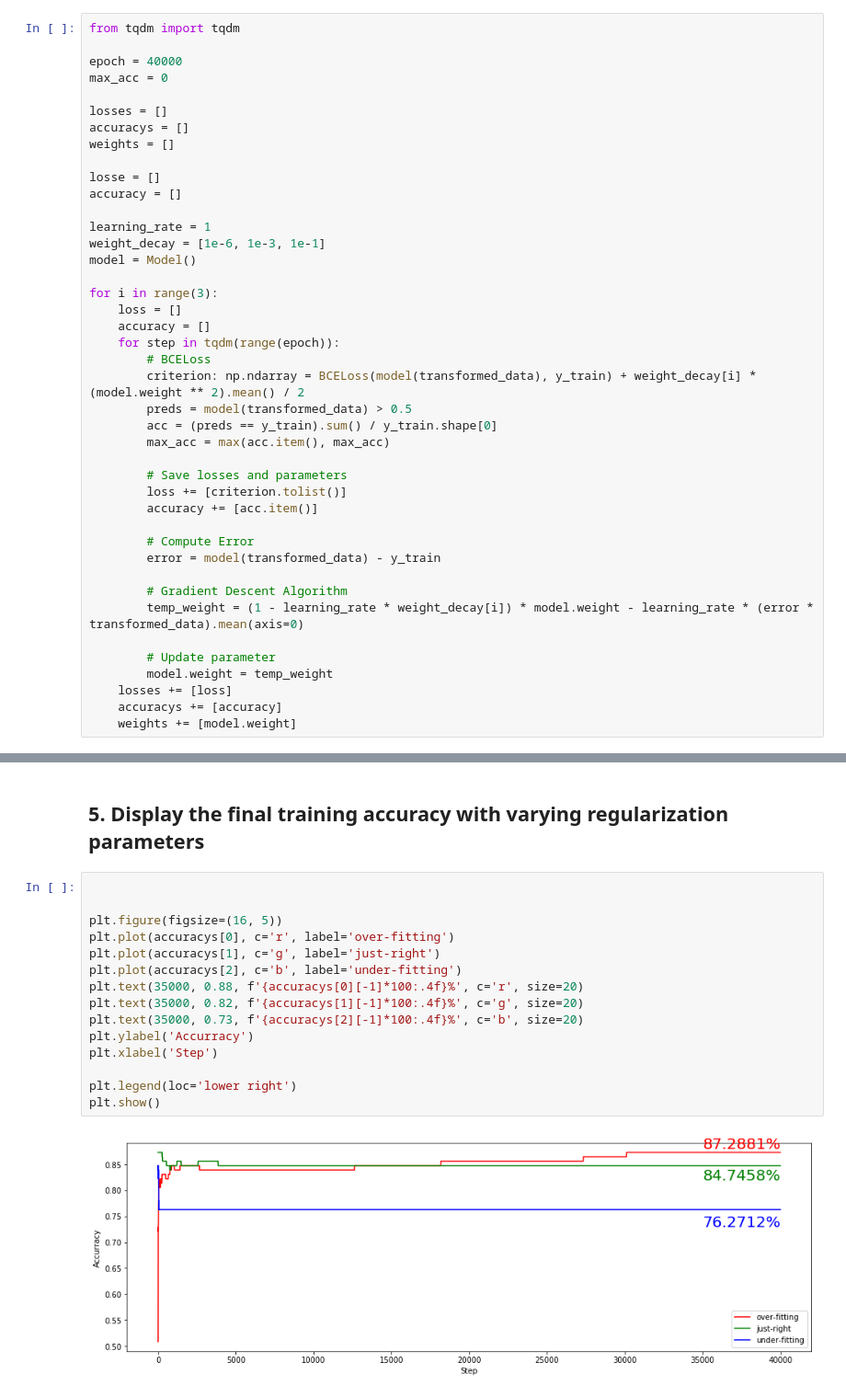
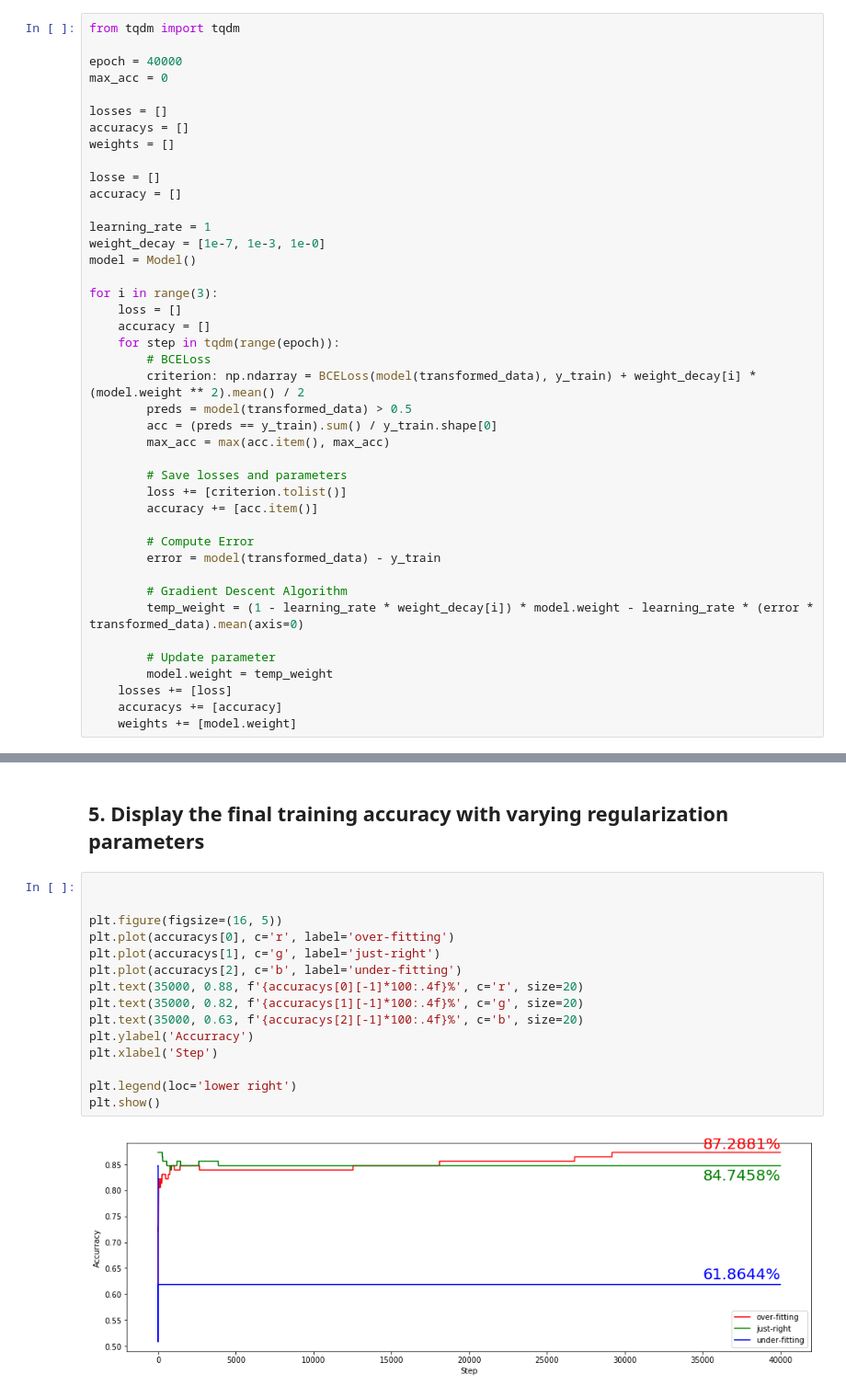
Before and after one commit to wonbeomjang/CAU54161-Machine-learning-class, a Jupyter notebook: Assignment_07/Assignment_07.ipynb, the cells around one changed output, grey strips where cells are left out. Shown: that part at 92% size. Cells and saved outputs as stored; diff of their text form.

```diff
--- a/Assignment_07/Assignment_07.ipynb
+++ b/Assignment_07/Assignment_07.ipynb
@@ -49,7 +49,7 @@ losse = []
 accuracy = []
 
 learning_rate = 1
-weight_decay = [1e-6, 1e-3, 1e-1]
+weight_decay = [1e-7, 1e-3, 1e-0]
 model = Model()
 
 for i in range(3):
@@ -147,17 +147,17 @@ plt.show()
 # %%
 
 
 plt.figure(figsize=(16, 5))
 plt.plot(accuracys[0], c='r', label='over-fitting')
 plt.plot(accuracys[1], c='g', label='just-right')
 plt.plot(accuracys[2], c='b', label='under-fitting')
 plt.text(35000, 0.88, f'{accuracys[0][-1]*100:.4f}%', c='r', size=20)
 plt.text(35000, 0.82, f'{accuracys[1][-1]*100:.4f}%', c='g', size=20)
-plt.text(35000, 0.73, f'{accuracys[2][-1]*100:.4f}%', c='b', size=20)
+plt.text(35000, 0.63, f'{accuracys[2][-1]*100:.4f}%', c='b', size=20)
 plt.ylabel('Accurracy')
 plt.xlabel('Step')
 
 plt.legend(loc='lower right')
 plt.show()
 # %% [output]
-[figure, old version]
+[figure, new version]
```
Also changed, not shown: parts of 5 cells of this notebook.
